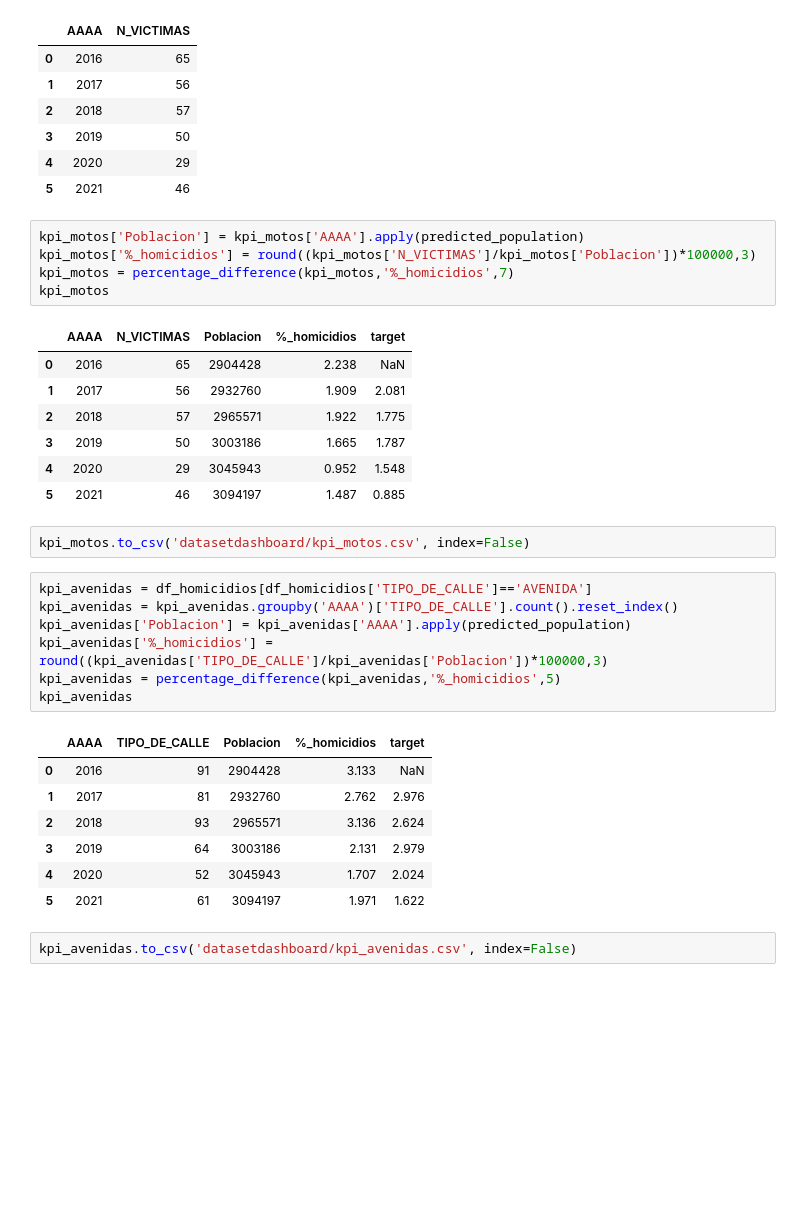
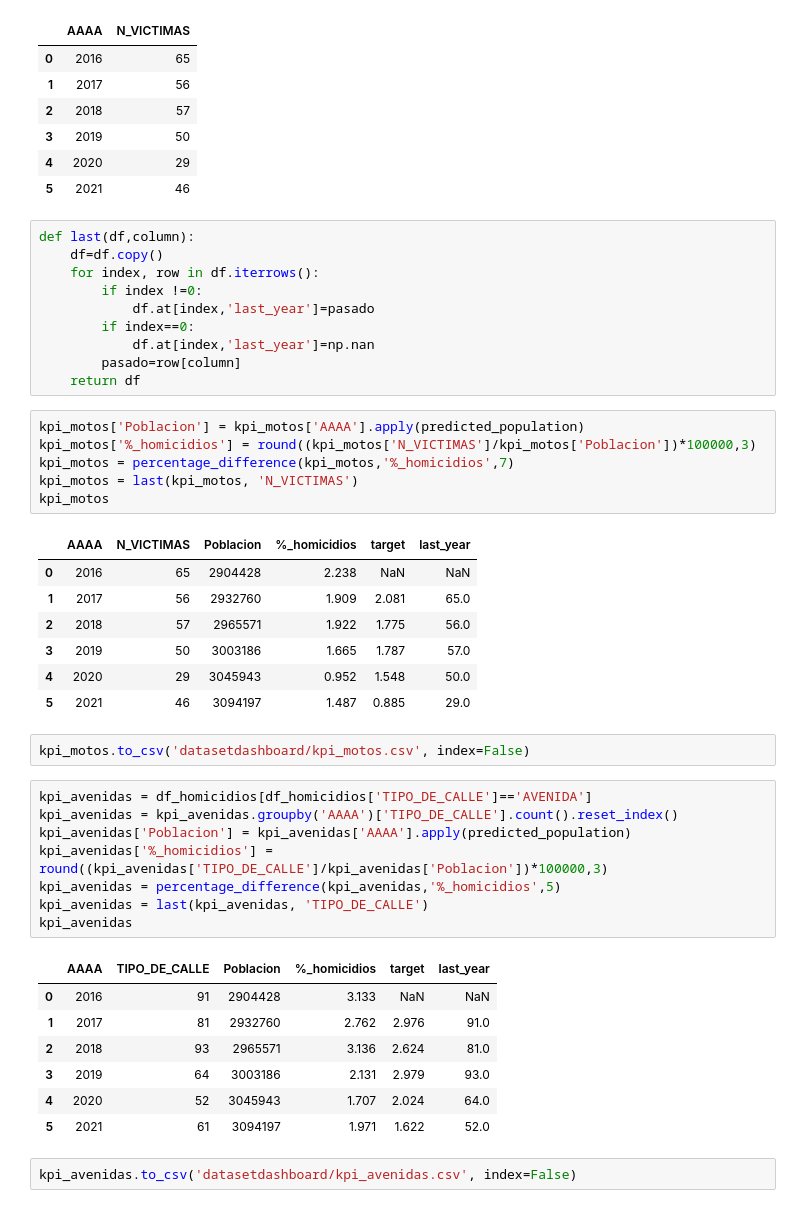
Before and after one commit to Aalg26/PI_DA, a Jupyter notebook: KPI's.ipynb, the cells around one changed output. Saved outputs shown, nothing was run; the diff lists cells and outputs as text; blank space fills up the shorter version.

```diff
--- a/KPI's.ipynb
+++ b/KPI's.ipynb
@@ -233,19 +222,30 @@ kpi_motos
 | 3 | 2019 | 50 |
 | 4 | 2020 | 29 |
 | 5 | 2021 | 46 |
+# %%
+def last(df,column):
+    df=df.copy()
+    for index, row in df.iterrows():
+        if index !=0:
+            df.at[index,'last_year']=pasado
+        if index==0:
+            df.at[index,'last_year']=np.nan
+        pasado=row[column]
+    return df
 # %%
 kpi_motos['Poblacion'] = kpi_motos['AAAA'].apply(predicted_population)
 kpi_motos['%_homicidios'] = round((kpi_motos['N_VICTIMAS']/kpi_motos['Poblacion'])*100000,3)
 kpi_motos = percentage_difference(kpi_motos,'%_homicidios',7)
+kpi_motos = last(kpi_motos, 'N_VICTIMAS')
 kpi_motos
 # %% [output]
-|  | AAAA | N_VICTIMAS | Poblacion | %_homicidios | target |
-| 0 | 2016 | 65 | 2904428 | 2.238 | NaN |
-| 1 | 2017 | 56 | 2932760 | 1.909 | 2.081 |
-| 2 | 2018 | 57 | 2965571 | 1.922 | 1.775 |
-| 3 | 2019 | 50 | 3003186 | 1.665 | 1.787 |
-| 4 | 2020 | 29 | 3045943 | 0.952 | 1.548 |
-| 5 | 2021 | 46 | 3094197 | 1.487 | 0.885 |
+|  | AAAA | N_VICTIMAS | Poblacion | %_homicidios | target | last_year |
+| 0 | 2016 | 65 | 2904428 | 2.238 | NaN | NaN |
+| 1 | 2017 | 56 | 2932760 | 1.909 | 2.081 | 65.0 |
+| 2 | 2018 | 57 | 2965571 | 1.922 | 1.775 | 56.0 |
+| 3 | 2019 | 50 | 3003186 | 1.665 | 1.787 | 57.0 |
+| 4 | 2020 | 29 | 3045943 | 0.952 | 1.548 | 50.0 |
+| 5 | 2021 | 46 | 3094197 | 1.487 | 0.885 | 29.0 |
 # %%
 kpi_motos.to_csv('datasetdashboard/kpi_motos.csv', index=False)
 # %%
@@ -254,14 +254,15 @@ kpi_avenidas = kpi_avenidas.groupby('AAAA')['TIPO_DE_CALLE'].count().reset_index
 kpi_avenidas['Poblacion'] = kpi_avenidas['AAAA'].apply(predicted_population)
 kpi_avenidas['%_homicidios'] = round((kpi_avenidas['TIPO_DE_CALLE']/kpi_avenidas['Poblacion'])*100000,3)
 kpi_avenidas = percentage_difference(kpi_avenidas,'%_homicidios',5)
+kpi_avenidas = last(kpi_avenidas, 'TIPO_DE_CALLE')
 kpi_avenidas
 # %% [output]
-|  | AAAA | TIPO_DE_CALLE | Poblacion | %_homicidios | target |
-| 0 | 2016 | 91 | 2904428 | 3.133 | NaN |
-| 1 | 2017 | 81 | 2932760 | 2.762 | 2.976 |
-| 2 | 2018 | 93 | 2965571 | 3.136 | 2.624 |
-| 3 | 2019 | 64 | 3003186 | 2.131 | 2.979 |
-| 4 | 2020 | 52 | 3045943 | 1.707 | 2.024 |
-| 5 | 2021 | 61 | 3094197 | 1.971 | 1.622 |
+|  | AAAA | TIPO_DE_CALLE | Poblacion | %_homicidios | target | last_year |
+| 0 | 2016 | 91 | 2904428 | 3.133 | NaN | NaN |
+| 1 | 2017 | 81 | 2932760 | 2.762 | 2.976 | 91.0 |
+| 2 | 2018 | 93 | 2965571 | 3.136 | 2.624 | 81.0 |
+| 3 | 2019 | 64 | 3003186 | 2.131 | 2.979 | 93.0 |
+| 4 | 2020 | 52 | 3045943 | 1.707 | 2.024 | 64.0 |
+| 5 | 2021 | 61 | 3094197 | 1.971 | 1.622 | 52.0 |
 # %%
 kpi_avenidas.to_csv('datasetdashboard/kpi_avenidas.csv', index=False)
```
Also changed, not shown: parts of 2 cells of this notebook.
